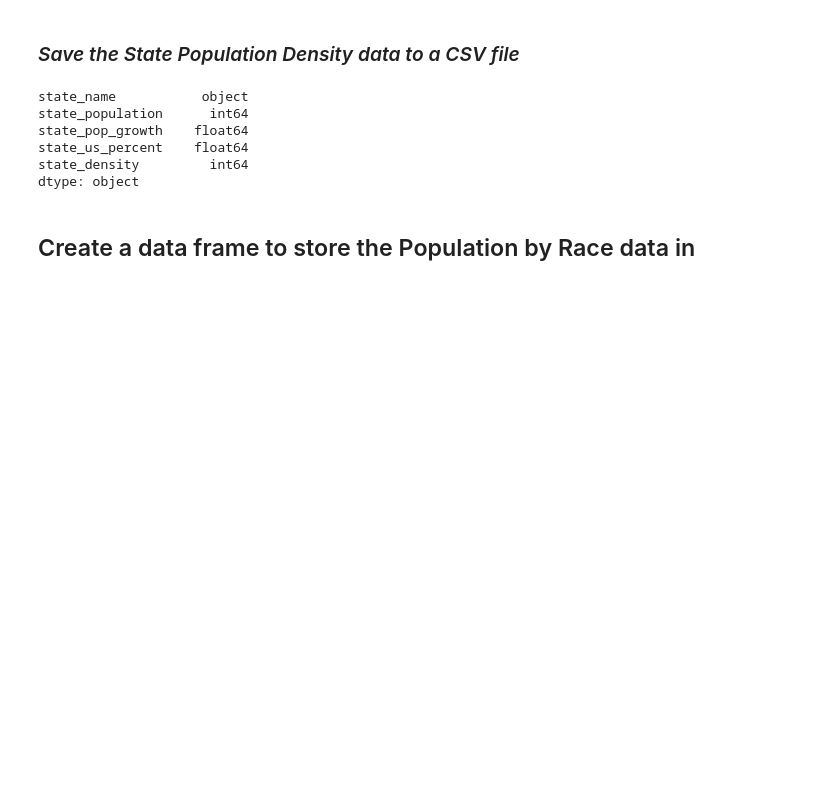
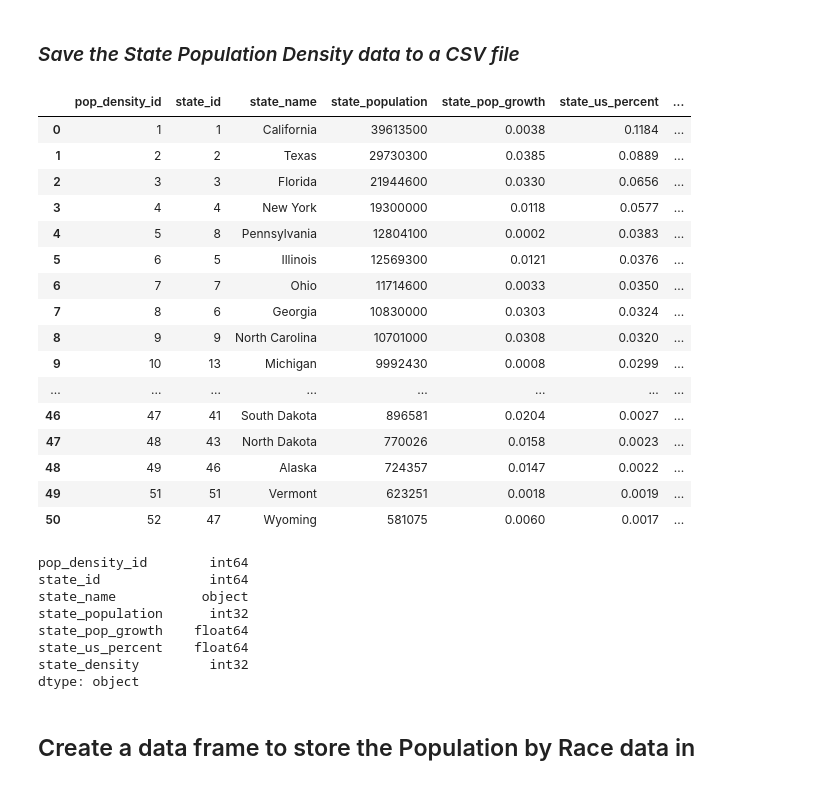
Before and after one commit to jgore1234/ETL_CoronavirusData, a Jupyter notebook: Population Data- Extract & Transform/state_population_data.ipynb, the cells around one changed output. Cells and saved outputs as stored; diff of their text form; code cells hidden in the pictures; blank space fills up the shorter version.

```diff
--- a/state_population_data.ipynb
+++ b/Population Data- Extract & Transform/state_population_data.ipynb
@@ -11,6 +11,6 @@ from splinter import Browser
 # %%
 # Setup splinter
 executable_path = {'executable_path': ChromeDriverManager().install()}
-browser = Browser('chrome', **executable_path, headless=False) # headless=True hides the chrome window pop-up
+browser = Browser('chrome', **executable_path, headless=True) # headless=True hides the chrome window pop-up
 # %% [output]
 [WDM] - ====== WebDriver manager ======
@@ -149,0 +149,27 @@ states_population_data_df.to_csv('population_density.csv', index=False)
+# %%
+# Add 'pop_density_id' column to the data frame
+states_population_data_df['pop_density_id'] = list(range(1,53))
+
+# Merge states_population_data_df with states_id_df to add the 'state_id' column
+states_id_df = pd.read_csv('States.csv',index_col=False)
+states_population_data_df = states_population_data_df.merge(states_id_df, on='state_name')
+states_population_data_df = states_population_data_df[['pop_density_id','state_id','state_name','state_population','state_pop_growth','state_us_percent','state_density']]
+states_population_data_df
+# %% [output]
+|  | pop_density_id | state_id | state_name | state_population | state_pop_growth | state_us_percent | ... |
+| 0 | 1 | 1 | California | 39613500 | 0.0038 | 0.1184 | ... |
+| 1 | 2 | 2 | Texas | 29730300 | 0.0385 | 0.0889 | ... |
+| 2 | 3 | 3 | Florida | 21944600 | 0.0330 | 0.0656 | ... |
+| 3 | 4 | 4 | New York | 19300000 | 0.0118 | 0.0577 | ... |
+| 4 | 5 | 8 | Pennsylvania | 12804100 | 0.0002 | 0.0383 | ... |
+| 5 | 6 | 5 | Illinois | 12569300 | 0.0121 | 0.0376 | ... |
+| 6 | 7 | 7 | Ohio | 11714600 | 0.0033 | 0.0350 | ... |
+| 7 | 8 | 6 | Georgia | 10830000 | 0.0303 | 0.0324 | ... |
+| 8 | 9 | 9 | North Carolina | 10701000 | 0.0308 | 0.0320 | ... |
+| 9 | 10 | 13 | Michigan | 9992430 | 0.0008 | 0.0299 | ... |
+| ... | ... | ... | ... | ... | ... | ... | ... |
+| 46 | 47 | 41 | South Dakota | 896581 | 0.0204 | 0.0027 | ... |
+| 47 | 48 | 43 | North Dakota | 770026 | 0.0158 | 0.0023 | ... |
+| 48 | 49 | 46 | Alaska | 724357 | 0.0147 | 0.0022 | ... |
+| 49 | 51 | 51 | Vermont | 623251 | 0.0018 | 0.0019 | ... |
+| 50 | 52 | 47 | Wyoming | 581075 | 0.0060 | 0.0017 | ... |
@@ -151,11 +179,13 @@ states_population_data_df.to_csv('population_density.csv', index=False)
 # Check column data types
 states_population_data_df.dtypes
 # %% [output]
+pop_density_id        int64
+state_id              int64
 state_name           object
-state_population      int64
+state_population      int32
 state_pop_growth    float64
 state_us_percent    float64
-state_density         int64
+state_density         int32
 dtype: object
 # %% [markdown]
 ## Create a data frame to store the Population by Race data in
```
Also changed, not shown: parts of 11 cells of this notebook, 16 other files.
